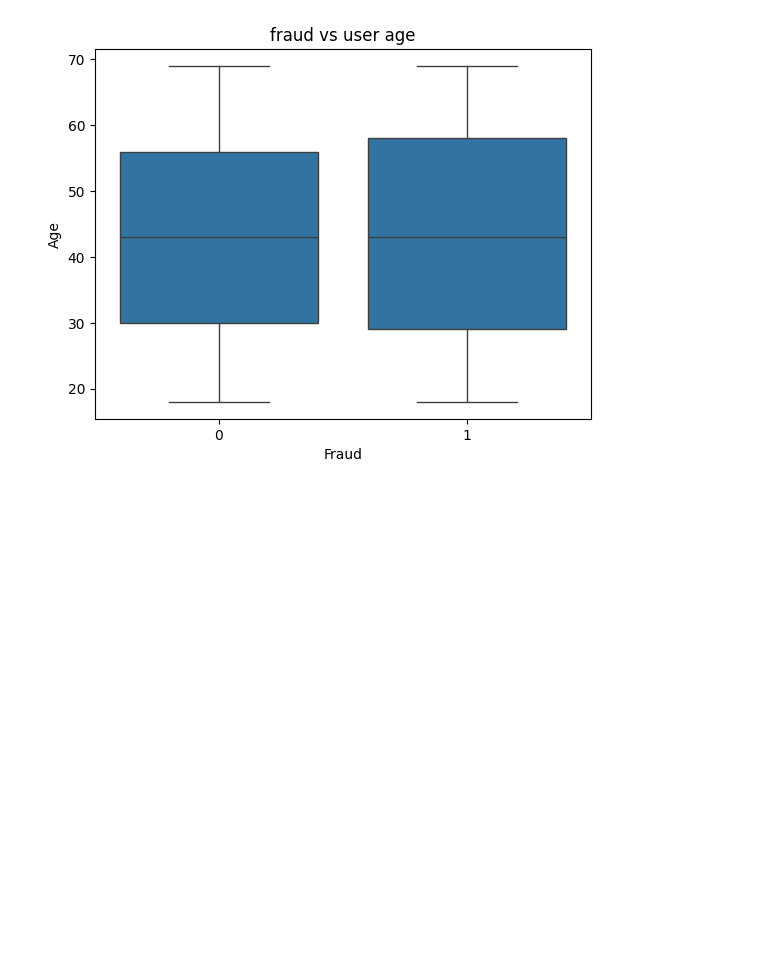
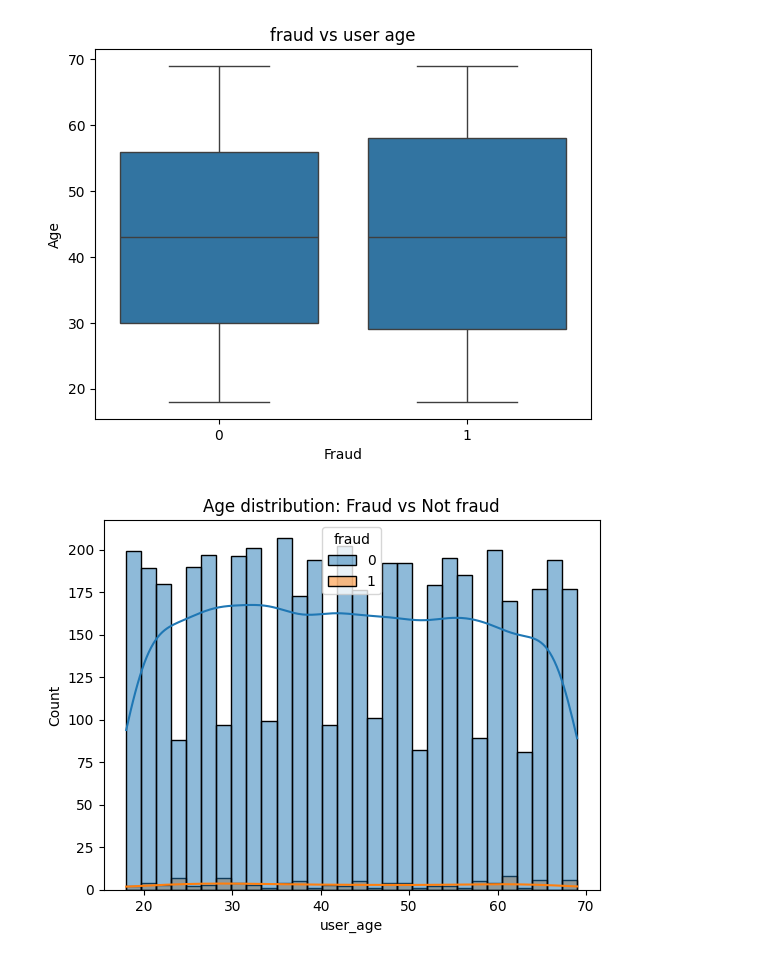
Before and after one commit to Jarad-patrick/Fraud_detection_model, a Jupyter notebook: ml.ipynb, the cells around one changed output. Saved outputs shown, nothing was run; the diff lists cells and outputs as text; code cells hidden in the pictures; blank space fills up the shorter version.

```diff
--- a/ml.ipynb
+++ b/ml.ipynb
@@ -80,3 +80,10 @@ plt.show
 # %% [output]
 <function matplotlib.pyplot.show(close=None, block=None)>
 [figure]
+# %%
+sns.histplot(data=df, x='user_age', hue='fraud', bins=30, kde=True)
+plt.title('Age distribution: Fraud vs Not fraud')
+
+plt.show()
+# %% [output]
+[figure, added]
```
Also changed, not shown: parts of 1 cell of this notebook, 1 other file.
